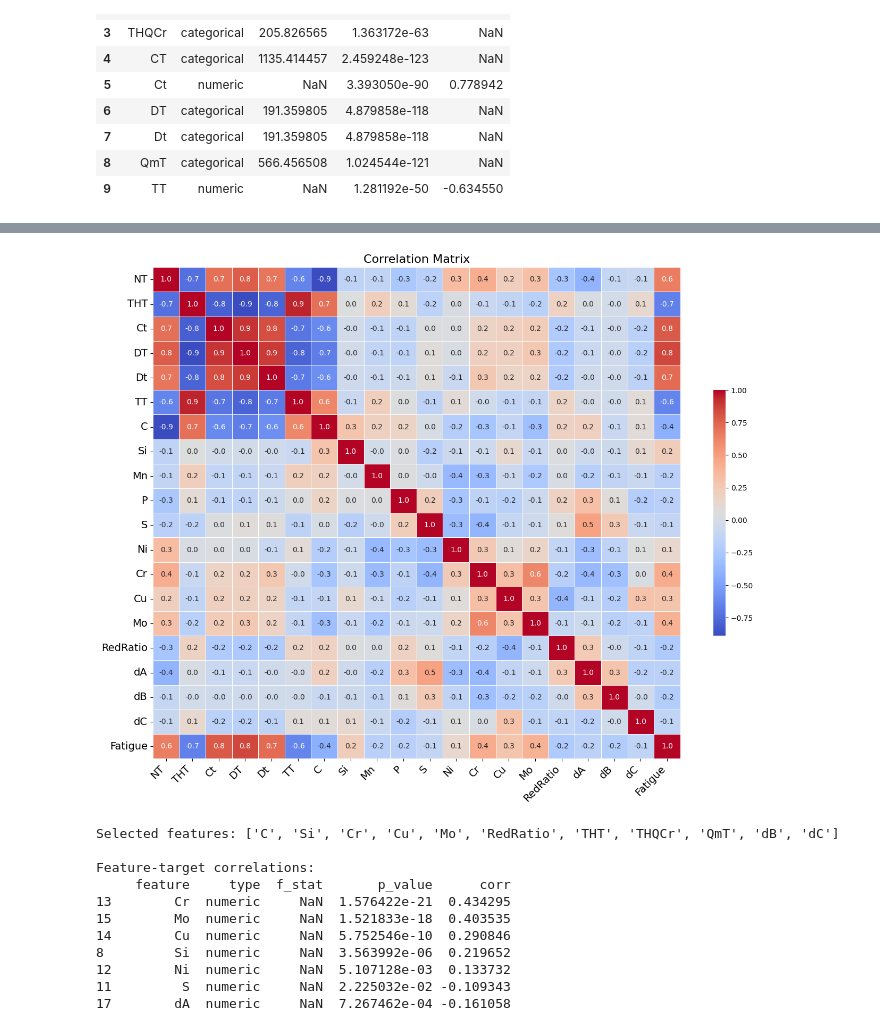
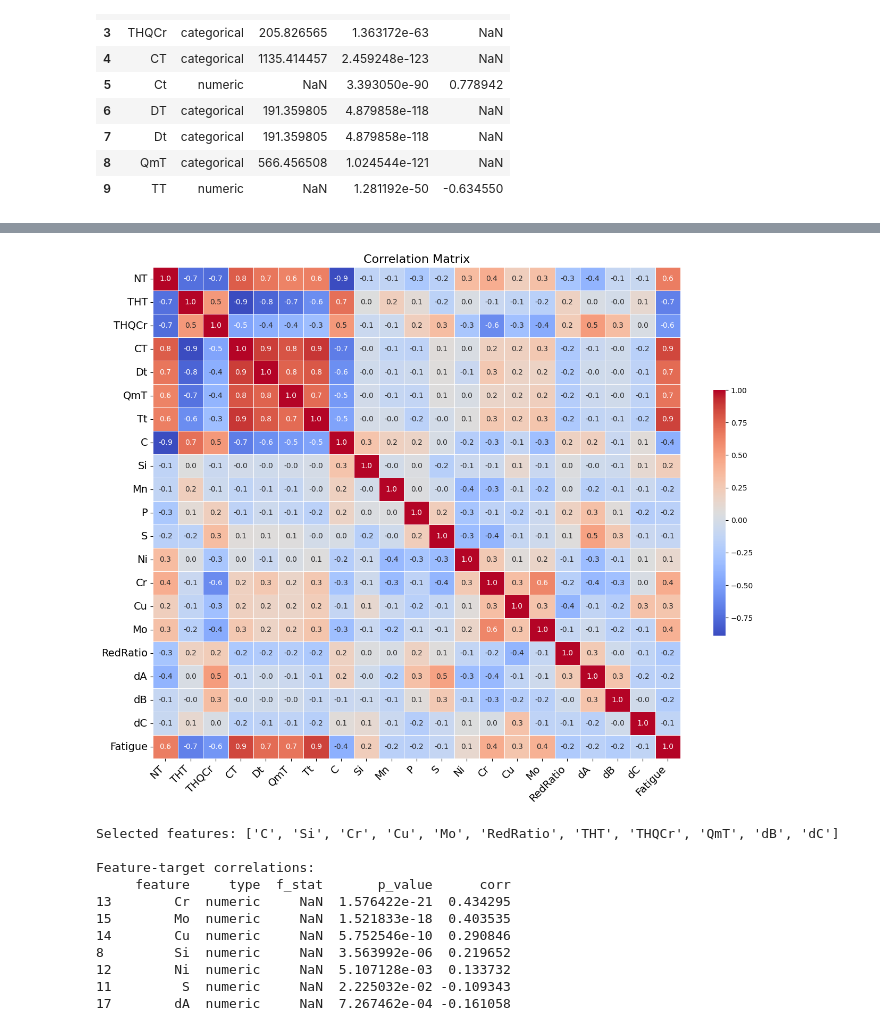
Before and after one commit to ayberkkutlu/Machine-Learning-Course-and-Project, a Jupyter notebook: Notebooks/HW1.ipynb, the cells around one changed output, grey strips where cells are left out. Saved outputs shown, nothing was run; the diff lists cells and outputs as text; code cells hidden in the pictures.

```diff
--- a/Notebooks/HW1.ipynb
+++ b/Notebooks/HW1.ipynb
@@ -644,18 +626,18 @@ def drop_high_corr_features(df, target, threshold=0.85):
 df, to_drop=drop_high_corr_features(df, target='Fatigue', threshold=0.9)
 # %%
 # Compute the correlation matrix on cleaned data
-corr = df_model.corr(numeric_only=True)
+corr = df.corr(numeric_only=True)
 
 # Visualize the correlation matrix
 f, ax = plt.subplots(figsize=(16, 12))
 sns.heatmap(corr, annot=True, ax=ax, cmap='coolwarm', fmt=".1f",
             linewidths=.5, cbar_kws={"shrink": .5})
 plt.xticks(rotation=45, ha='right', fontsize=14)
 plt.yticks(rotation=0, fontsize=14)
 plt.title('Correlation Matrix', fontsize=16)
 plt.show()
 # %% [output]
-[figure, old version]
+[figure, new version]
 # %%
 # Minimal regression feature selection pipeline
 def simple_regression_feature_selection(df, target, corr_threshold=0.85):
```
Also changed, not shown: parts of 15 cells of this notebook, 2 other files.
